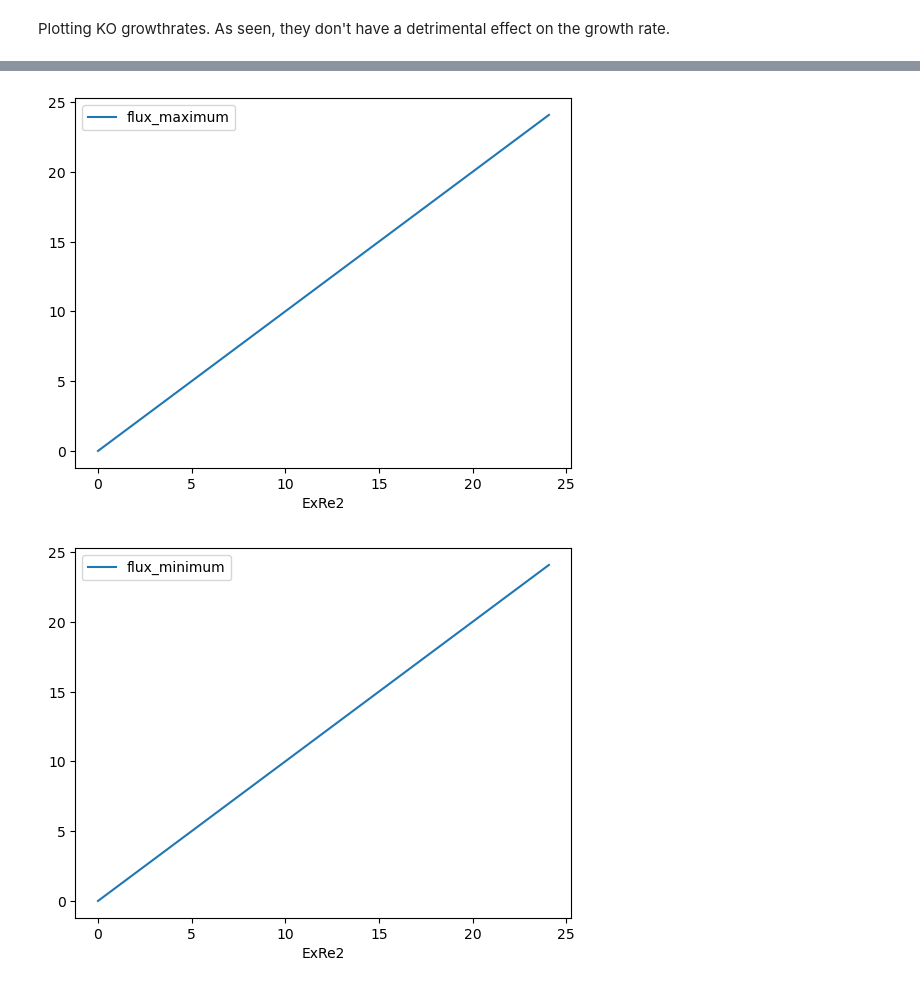
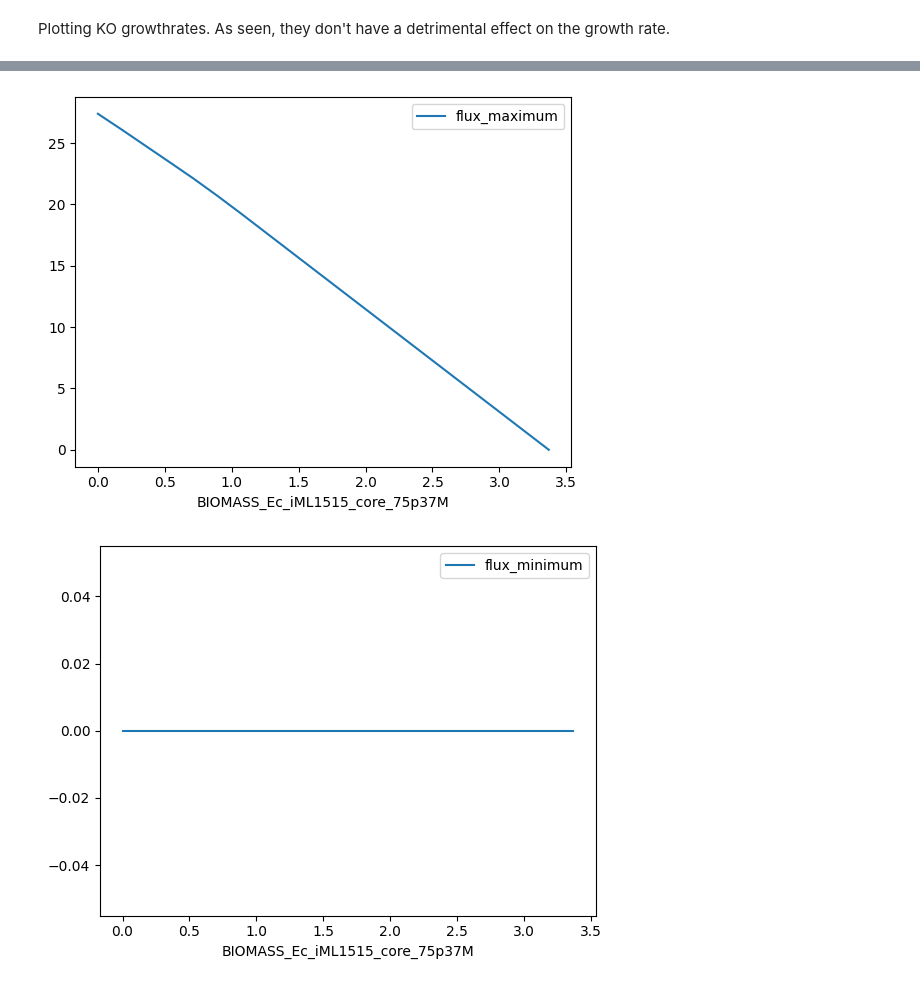
Before and after one commit to 27410/27410-group-assigment-group-13-glucosamine-in-e-coli, a Jupyter notebook: models/Chaotic_good_coding.ipynb, the cells around one changed output, grey strips where cells are left out. Drawn from its saved outputs; the diff is of its cells as text; code cells hidden in the pictures.

```diff
--- a/models/Chaotic_good_coding.ipynb
+++ b/models/Chaotic_good_coding.ipynb
@@ -142,21 +260,15 @@ with model:
         model.metabolites.get_by_id("acgam_p"): 1.0
     })
     model.add_reactions([reaction])
-    model.add_boundary(model.metabolites.acgam_p, type="demand")
-    model.reactions.BIOMASS_Ec_iML1515_core_75p37M.lower_bound = 0.45
-    model.objective = model.reactions.ExRe2
-    solution = model.optimize()
-    print(solution.fluxes[solution.fluxes != 0])
-    print("GF6PTA", solution.fluxes["GF6PTA"])
-    print("G6PDA", solution.fluxes["G6PDA"])
-    print("ACGAptspp", solution.fluxes["ACGAptspp"])
-    print("ExRe1", solution.fluxes["ExRe1"])
-    print("ExRe2", solution.fluxes["ExRe2"])
-    print("Biomass", solution.fluxes["BIOMASS_Ec_iML1515_core_75p37M"])
+
+    #model.reactions.BIOMASS_Ec_iML1515_core_75p37M.lower_bound = 0.45
+    #model.objective = model.reactions.ExRe2
+    #solution = model.optimize()
 
 
-    asdf = production_envelope(model, ["ExRe2"], objective="ExRe2", carbon_sources="EX_glc__D_e")
+    asdf = production_envelope(model, reactions=model.reactions.BIOMASS_Ec_iML1515_core_75p37M,
+                               objective=model.reactions.ExRe2)
     print(asdf.head())
-    asdf.plot(x='ExRe2', y='flux_maximum')
-    asdf.plot(x="ExRe2", y= "flux_minimum")
+    asdf.plot(x='BIOMASS_Ec_iML1515_core_75p37M', y='flux_maximum')
+    asdf.plot(x="BIOMASS_Ec_iML1515_core_75p37M", y= "flux_minimum")
 # %% [output]
@@ -180,2 +295,2 @@ Name: fluxes, Length: 498, dtype: float64
-[figure, old version]
+[figure, new version]
-[figure, old version]
+[figure, new version]
```
Also changed, not shown: parts of 19 cells of this notebook, 1 other file.
